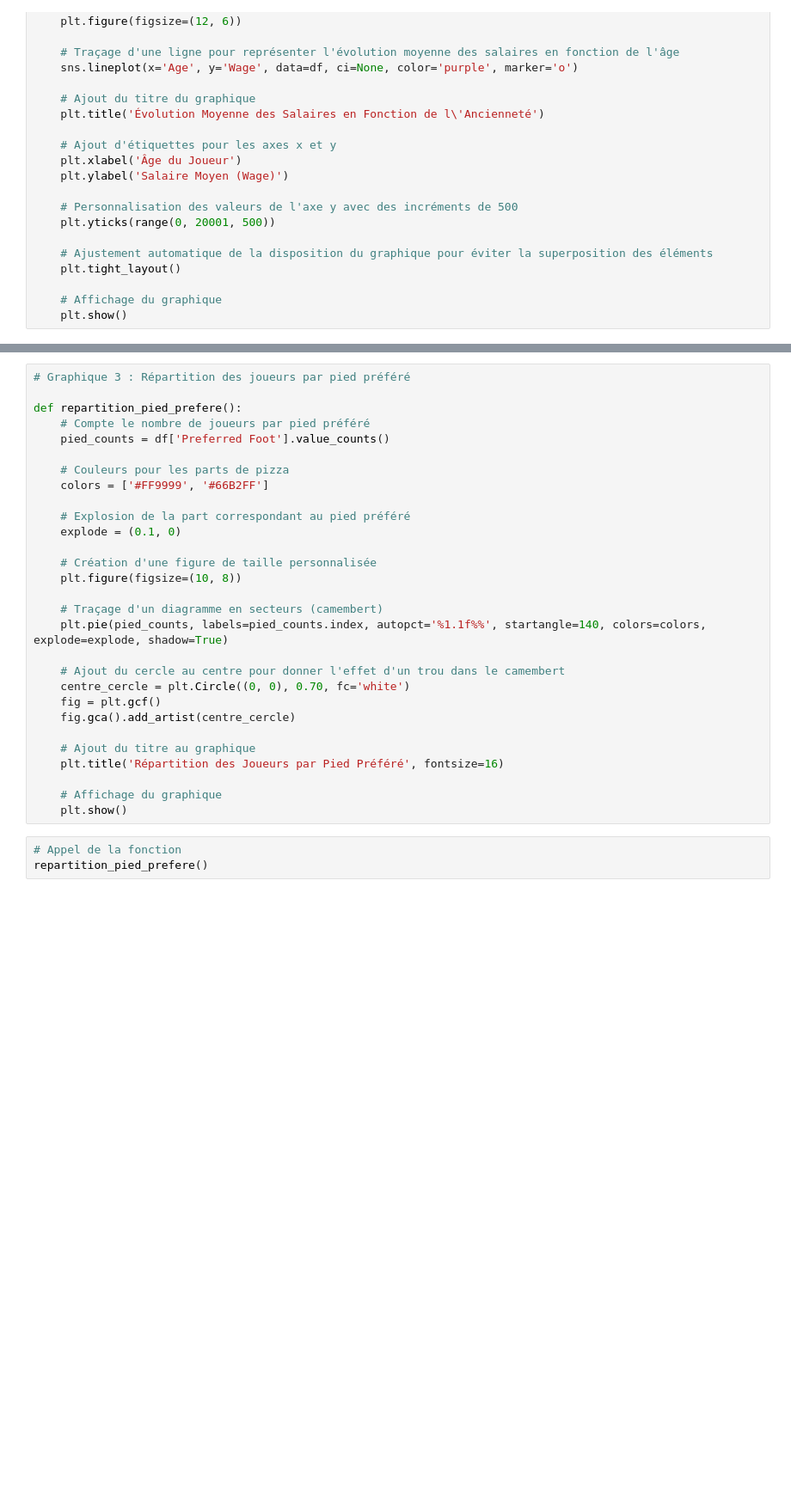
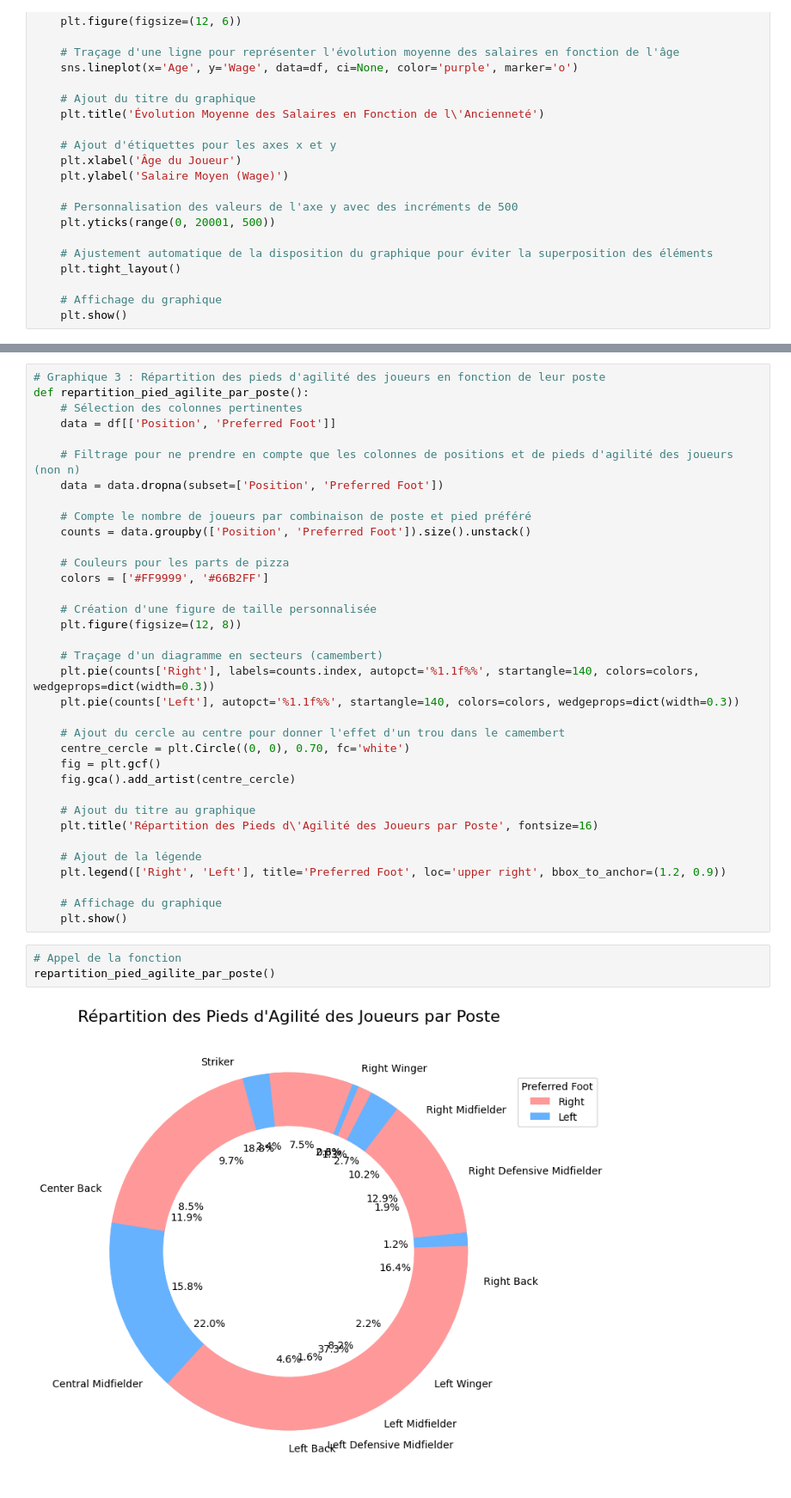
Before and after one commit to etiaaa/Projets_Scolaires, a Jupyter notebook: EXPLORATION_DE_DONNEES/Projet_Recrutement-Joueur-Foot/Diagrammes/dataviz1.ipynb, the cells around one changed output, grey strips where cells are left out. Shown at 86% size. Cells and saved outputs as stored; diff of their text form; blank space fills up the shorter version.

```diff
--- a/EXPLORATION_DE_DONNEES/Projet_Recrutement-Joueur-Foot/Diagrammes/dataviz1.ipynb
+++ b/EXPLORATION_DE_DONNEES/Projet_Recrutement-Joueur-Foot/Diagrammes/dataviz1.ipynb
@@ -86,21 +96,24 @@ evolution_salaire_anciennete()
 # %%
-# Graphique 3 : Répartition des joueurs par pied préféré
+# Graphique 3 : Répartition des pieds d'agilité des joueurs en fonction de leur poste
+def repartition_pied_agilite_par_poste():
+    # Sélection des colonnes pertinentes
+    data = df[['Position', 'Preferred Foot']]
 
-def repartition_pied_prefere():
-    # Compte le nombre de joueurs par pied préféré
-    pied_counts = df['Preferred Foot'].value_counts()
+    # Filtrage pour ne prendre en compte que les colonnes de positions et de pieds d'agilité des joueurs (non n)
+    data = data.dropna(subset=['Position', 'Preferred Foot'])
+
+    # Compte le nombre de joueurs par combinaison de poste et pied préféré
+    counts = data.groupby(['Position', 'Preferred Foot']).size().unstack()
 
     # Couleurs pour les parts de pizza
     colors = ['#FF9999', '#66B2FF']
 
-    # Explosion de la part correspondant au pied préféré
-    explode = (0.1, 0)
-
     # Création d'une figure de taille personnalisée
-    plt.figure(figsize=(10, 8))
+    plt.figure(figsize=(12, 8))
 
     # Traçage d'un diagramme en secteurs (camembert)
-    plt.pie(pied_counts, labels=pied_counts.index, autopct='%1.1f%%', startangle=140, colors=colors, explode=explode, shadow=True)
+    plt.pie(counts['Right'], labels=counts.index, autopct='%1.1f%%', startangle=140, colors=colors, wedgeprops=dict(width=0.3))
+    plt.pie(counts['Left'], autopct='%1.1f%%', startangle=140, colors=colors, wedgeprops=dict(width=0.3))
 
     # Ajout du cercle au centre pour donner l'effet d'un trou dans le camembert
     centre_cercle = plt.Circle((0, 0), 0.70, fc='white')
@@ -108,13 +121,18 @@ def repartition_pied_prefere():
     fig.gca().add_artist(centre_cercle)
 
     # Ajout du titre au graphique
-    plt.title('Répartition des Joueurs par Pied Préféré', fontsize=16)
+    plt.title('Répartition des Pieds d\'Agilité des Joueurs par Poste', fontsize=16)
+
+    # Ajout de la légende
+    plt.legend(['Right', 'Left'], title='Preferred Foot', loc='upper right', bbox_to_anchor=(1.2, 0.9))
 
     # Affichage du graphique
     plt.show()
 # %%
 # Appel de la fonction
-repartition_pied_prefere()
+repartition_pied_agilite_par_poste()
+# %% [output]
+[figure, added]
 # %%
 # Graphique 5 : Répartition des joueurs par nationalité (Top 10)
 
```
Also changed, not shown: parts of 9 cells of this notebook, 6 other files.
